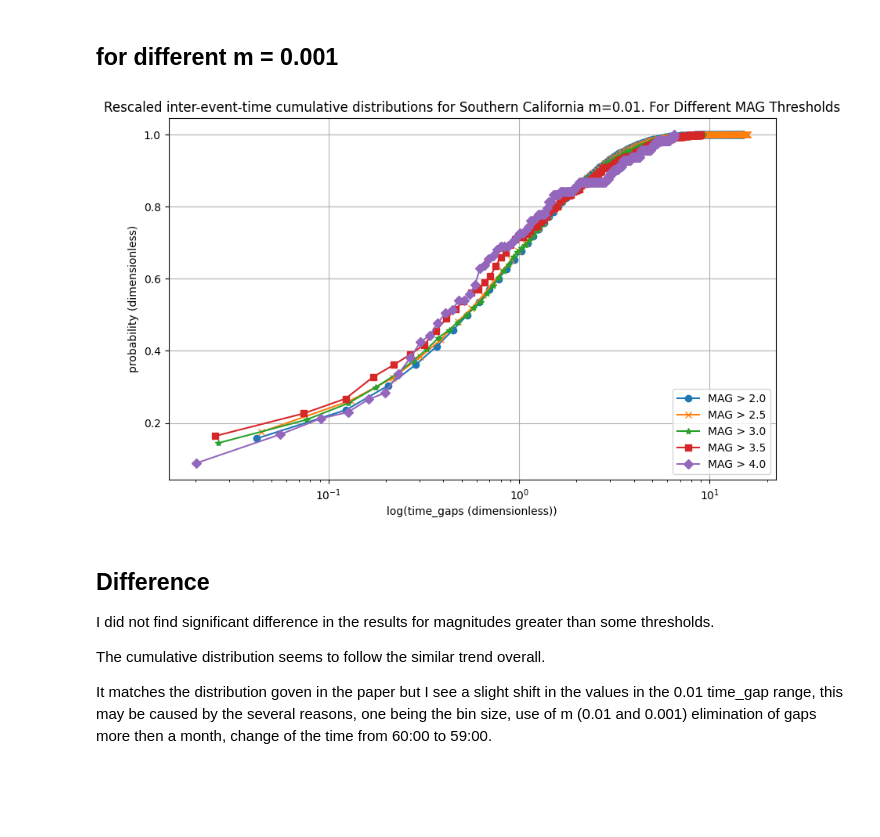
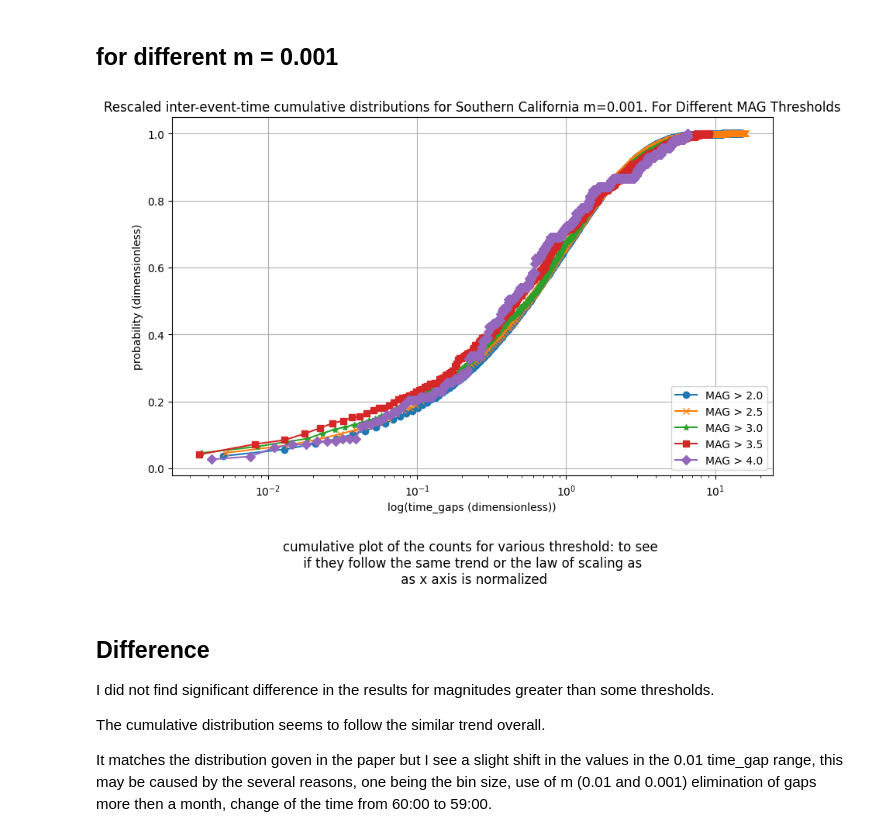
Before and after one commit to bivekpok/DSPS_BPokhrel, a Jupyter notebook: HW3/Hw3.ipynb, the cells around one changed output. Saved outputs shown, nothing was run; the diff lists cells and outputs as text; code cells hidden in the pictures; blank space fills up the shorter version.

```diff
--- a/HW3/Hw3.ipynb
+++ b/HW3/Hw3.ipynb
@@ -290,7 +282,7 @@ for mag_threshold in mag_thresholds:
 
     # Calculate cumulative distribution and center bin values
     def hist_bin(x):
-        hist, bins = np.histogram(x, bins=185)
+        hist, bins = np.histogram(x, bins=1900)
         cb = (bins[:-1] + bins[1:]) / 2
         cs = np.cumsum(hist) / np.sum(hist)
         return cb, cs
@@ -321,5 +313,7 @@ plt.title('Rescaled inter-event-time cumulative distributions for Southern Calif
 plt.legend([f'MAG > {mag}' for mag in mag_thresholds], loc='lower right')
 plt.grid(True)
 plt.xscale('log')
+plt.text(0.5, -0.3, "cumulative plot of the counts for various threshold: to see \n if they follow the same trend or the law of scaling as \n as x axis is normalized", ha='center', fontsize=12, transform=plt.gca().transAxes)
+
 plt.show()
 # %% [output]
@@ -341,7 +335,7 @@ for mag_threshold in mag_thresholds:
 
     # Calculate cumulative distribution and center bin values
     def hist_bin(x):
-        hist, bins = np.histogram(x, bins=35)
+        hist, bins = np.histogram(x, bins=1900)
         cb = (bins[:-1] + bins[1:]) / 2
         cs = np.cumsum(hist) / np.sum(hist)
         return cb, cs
@@ -372,5 +366,7 @@ plt.title('Rescaled inter-event-time cumulative distributions for Southern Calif
 plt.legend([f'MAG > {mag}' for mag in mag_thresholds], loc='lower right')
 plt.grid(True)
 # plt.xscale('log')
+plt.text(0.5, -0.3, "cumulative plot of the counts for various threshold: to see \n if they follow the same trend or the law of scaling as \n as x axis is normalized", ha='center', fontsize=12, transform=plt.gca().transAxes)
+
 plt.show()
 # %% [output]
@@ -391,41 +387,43 @@ for mag_threshold in mag_thresholds:
     x = (eq_final[eq_final['MAG'] > mag_threshold]['gaps'])
 
     # Calculate cumulative distribution and center bin values
-    def hist_bin(x):
-        hist, bins = np.histogram(x, bins=185)
+    def hist_bin(x,bin):
+        hist, bins = np.histogram(x, bins=bin)
         cb = (bins[:-1] + bins[1:]) / 2
         cs = np.cumsum(hist) / np.sum(hist)
         return cb, cs
 
-    def c_mean(x):
+    def c_mean(x,bin):
         fmx = np.mean(x)
         x = x / fmx
         x1 = x[x > 0.001]
         smx = np.mean(x1)
         x1 = x1 / smx
-        cb, cs = hist_bin(x1)
+        cb, cs = hist_bin(x1,bin)
         return cb, cs
 
-    cb, cs = c_mean(x)
+    cb, cs = c_mean(x,bin = 1900)
 
 
     cb_list.append(cb)
     cs_list.append(cs)
 
 
 plt.figure(figsize=(10, 6))
 for cb, cs, marker in zip(cb_list, cs_list, markers):
     plt.plot(cb, cs, marker=marker)
 
 plt.xlabel('log(time_gaps (dimensionless))')
 plt.ylabel('probability (dimensionless)')
-plt.title('Rescaled inter-event-time cumulative distributions for Southern California m=0.01. For Different MAG Thresholds')
+plt.title('Rescaled inter-event-time cumulative distributions for Southern California m=0.001. For Different MAG Thresholds')
 plt.legend([f'MAG > {mag}' for mag in mag_thresholds], loc='lower right')
 plt.grid(True)
 plt.xscale('log')
+plt.text(0.5, -0.3, "cumulative plot of the counts for various threshold: to see \n if they follow the same trend or the law of scaling as \n as x axis is normalized", ha='center', fontsize=12, transform=plt.gca().transAxes)
+
 plt.show()
 # %% [output]
-[figure, old version]
+[figure, new version]
 # %% [markdown]
 ## Difference
 I did not find significant difference in the results for magnitudes greater than some thresholds.
```
Also changed, not shown: parts of 10 cells of this notebook.
